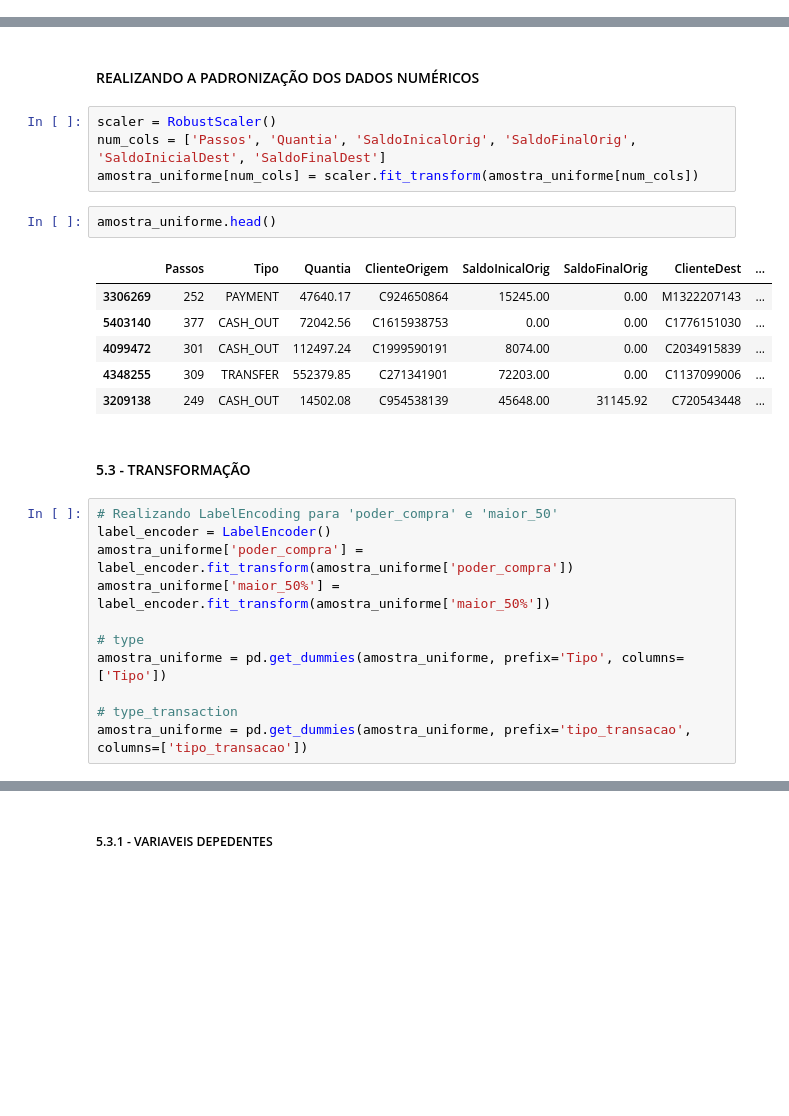
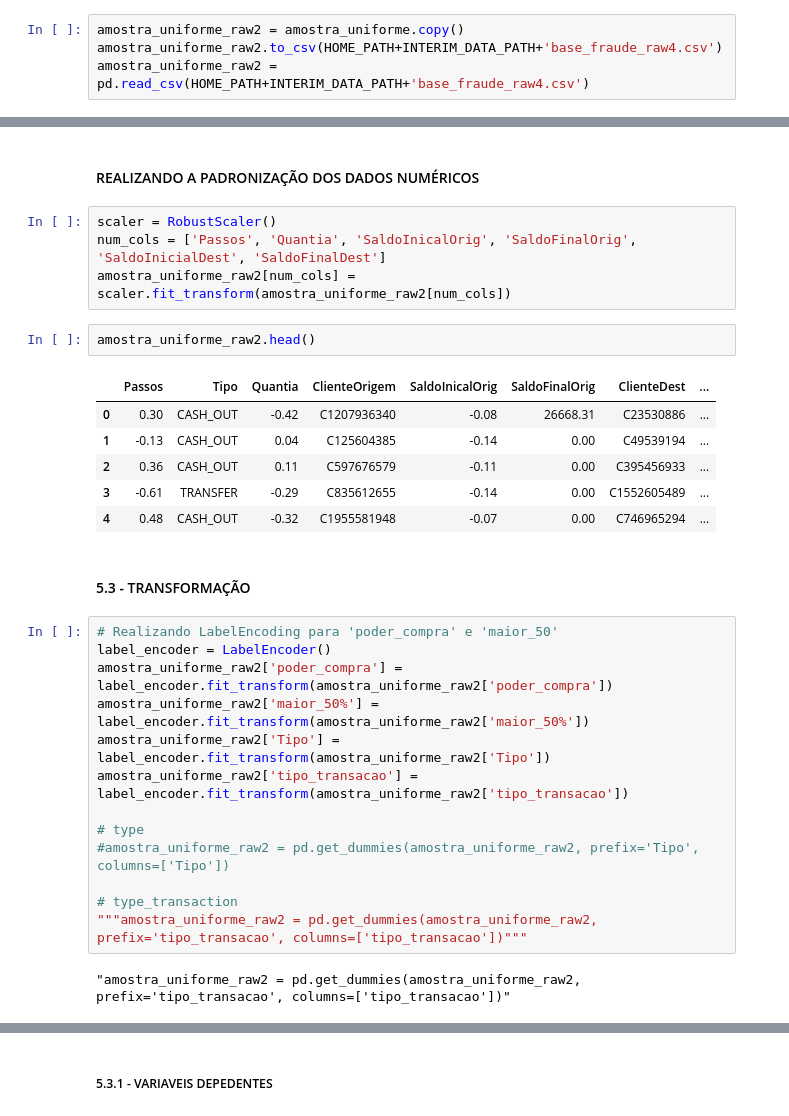
Before and after one commit to ValmirJrDS/deteccao_fraude, a Jupyter notebook: notebooks/c0.5-vj-preparacao-dos-dados.ipynb, the cells around one changed output, grey strips where cells are left out. Saved outputs shown, nothing was run; the diff lists cells and outputs as text; blank space fills up the shorter version.

```diff
--- a/notebooks/c0.5-vj-preparacao-dos-dados.ipynb
+++ b/notebooks/c0.5-vj-preparacao-dos-dados.ipynb
@@ -654,0 +695,4 @@ dtype: object
+# %%
+amostra_uniforme_raw2 = amostra_uniforme.copy()
+amostra_uniforme_raw2.to_csv(HOME_PATH+INTERIM_DATA_PATH+'base_fraude_raw4.csv')
+amostra_uniforme_raw2 = pd.read_csv(HOME_PATH+INTERIM_DATA_PATH+'base_fraude_raw4.csv')
@@ -732,27 +795,31 @@ Nesse nosso Dataset, verificando as melhores condições para utilizar a Padroni
 # %%
 scaler = RobustScaler()
 num_cols = ['Passos', 'Quantia', 'SaldoInicalOrig', 'SaldoFinalOrig', 'SaldoInicialDest', 'SaldoFinalDest']
-amostra_uniforme[num_cols] = scaler.fit_transform(amostra_uniforme[num_cols])
+amostra_uniforme_raw2[num_cols] = scaler.fit_transform(amostra_uniforme_raw2[num_cols])
 # %%
-amostra_uniforme.head()
+amostra_uniforme_raw2.head()
 # %% [output]
 |  | Passos | Tipo | Quantia | ClienteOrigem | SaldoInicalOrig | SaldoFinalOrig | ClienteDest | ... |
-| 3306269 | 252 | PAYMENT | 47640.17 | C924650864 | 15245.00 | 0.00 | M1322207143 | ... |
-| 5403140 | 377 | CASH_OUT | 72042.56 | C1615938753 | 0.00 | 0.00 | C1776151030 | ... |
-| 4099472 | 301 | CASH_OUT | 112497.24 | C1999590191 | 8074.00 | 0.00 | C2034915839 | ... |
-| 4348255 | 309 | TRANSFER | 552379.85 | C271341901 | 72203.00 | 0.00 | C1137099006 | ... |
-| 3209138 | 249 | CASH_OUT | 14502.08 | C954538139 | 45648.00 | 31145.92 | C720543448 | ... |
+| 0 | 0.30 | CASH_OUT | -0.42 | C1207936340 | -0.08 | 26668.31 | C23530886 | ... |
+| 1 | -0.13 | CASH_OUT | 0.04 | C125604385 | -0.14 | 0.00 | C49539194 | ... |
+| 2 | 0.36 | CASH_OUT | 0.11 | C597676579 | -0.11 | 0.00 | C395456933 | ... |
+| 3 | -0.61 | TRANSFER | -0.29 | C835612655 | -0.14 | 0.00 | C1552605489 | ... |
+| 4 | 0.48 | CASH_OUT | -0.32 | C1955581948 | -0.07 | 0.00 | C746965294 | ... |
 # %% [markdown]
 #### 5.3 - TRANSFORMAÇÃO
 # %%
 # Realizando LabelEncoding para 'poder_compra' e 'maior_50'
 label_encoder = LabelEncoder()
-amostra_uniforme['poder_compra'] = label_encoder.fit_transform(amostra_uniforme['poder_compra'])
-amostra_uniforme['maior_50%'] = label_encoder.fit_transform(amostra_uniforme['maior_50%'])
+amostra_uniforme_raw2['poder_compra'] = label_encoder.fit_transform(amostra_uniforme_raw2['poder_compra'])
+amostra_uniforme_raw2['maior_50%'] = label_encoder.fit_transform(amostra_uniforme_raw2['maior_50%'])
+amostra_uniforme_raw2['Tipo'] = label_encoder.fit_transform(amostra_uniforme_raw2['Tipo'])
+amostra_uniforme_raw2['tipo_transacao'] = label_encoder.fit_transform(amostra_uniforme_raw2['tipo_transacao'])
 
 # type
-amostra_uniforme = pd.get_dummies(amostra_uniforme, prefix='Tipo', columns=['Tipo'])
+#amostra_uniforme_raw2 = pd.get_dummies(amostra_uniforme_raw2, prefix='Tipo', columns=['Tipo'])
 
 # type_transaction
-amostra_uniforme = pd.get_dummies(amostra_uniforme, prefix='tipo_transacao', columns=['tipo_transacao'])
+"""amostra_uniforme_raw2 = pd.get_dummies(amostra_uniforme_raw2, prefix='tipo_transacao', columns=['tipo_transacao'])"""
+# %% [output]
+"amostra_uniforme_raw2 = pd.get_dummies(amostra_uniforme_raw2, prefix='tipo_transacao', columns=['tipo_transacao'])"
 # %%
```
Also changed, not shown: parts of 54 cells of this notebook, 1 other file.
